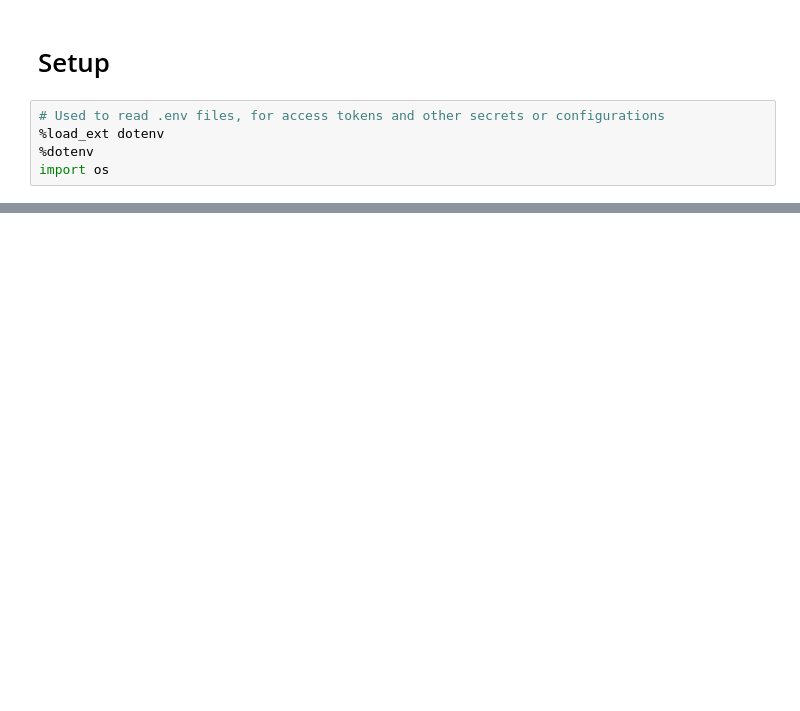
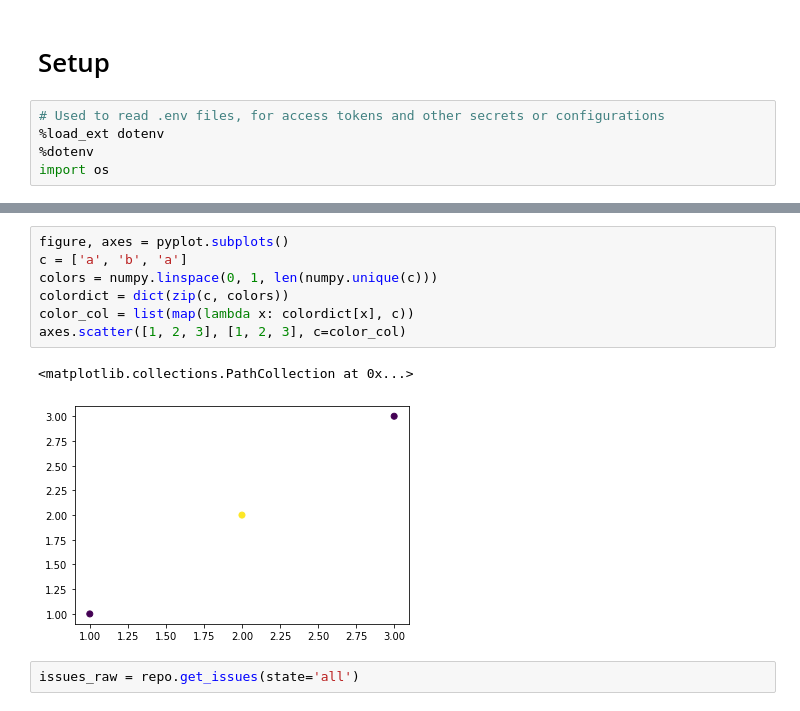
Before and after one commit to LeonBein/masterThesisCode, a Jupyter notebook: Explorer.ipynb, the cells around one changed output, grey strips where cells are left out. Saved outputs shown, nothing was run; the diff lists cells and outputs as text; blank space fills up the shorter version.

```diff
--- a/Explorer.ipynb
+++ b/Explorer.ipynb
@@ -153,0 +303,12 @@ print() # silence output from command before
+# %%
+figure, axes = pyplot.subplots()
+c = ['a', 'b', 'a']
+colors = numpy.linspace(0, 1, len(numpy.unique(c)))
+colordict = dict(zip(c, colors))
+color_col = list(map(lambda x: colordict[x], c))
+axes.scatter([1, 2, 3], [1, 2, 3], c=color_col)
+# %% [output]
+<matplotlib.collections.PathCollection at 0x...>
+[figure, added]
+# %%
+issues_raw = repo.get_issues(state='all')
```
Also changed, not shown: parts of 41 cells of this notebook, 4 other files.
